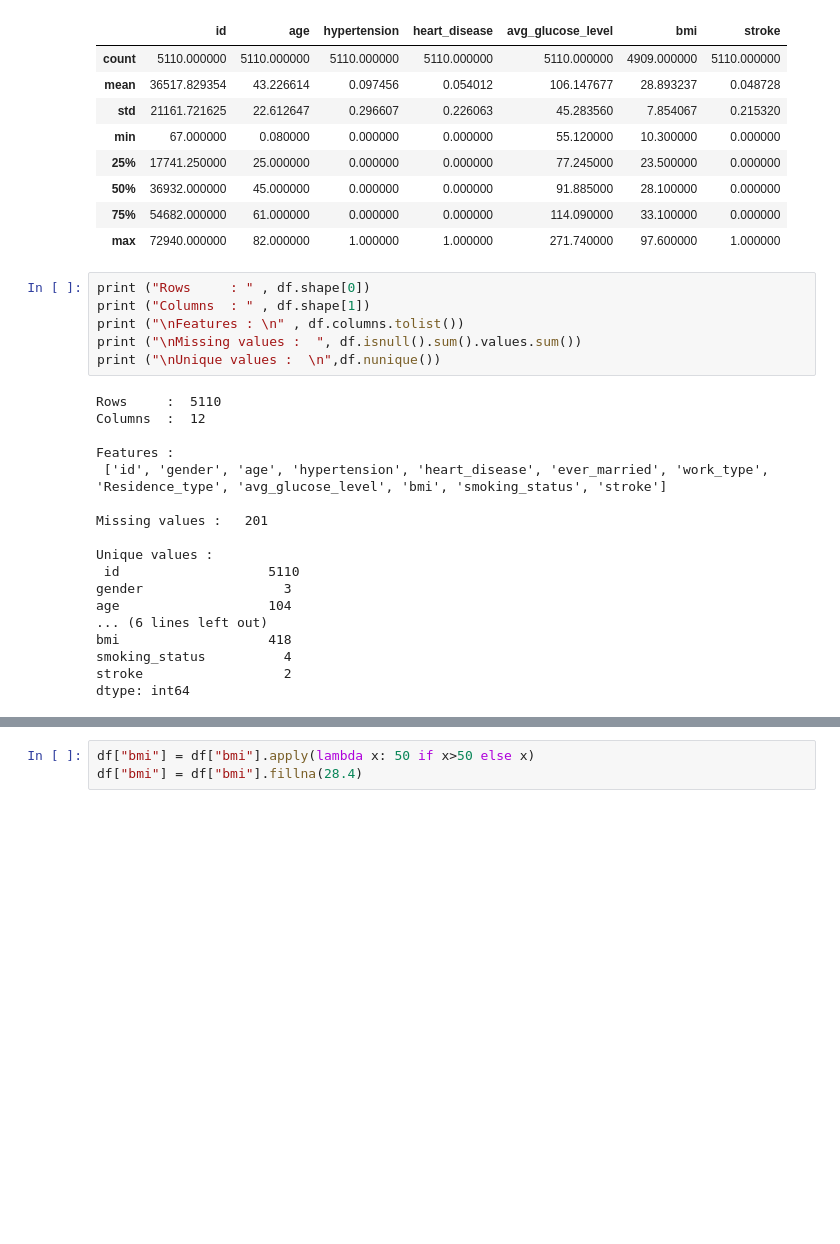
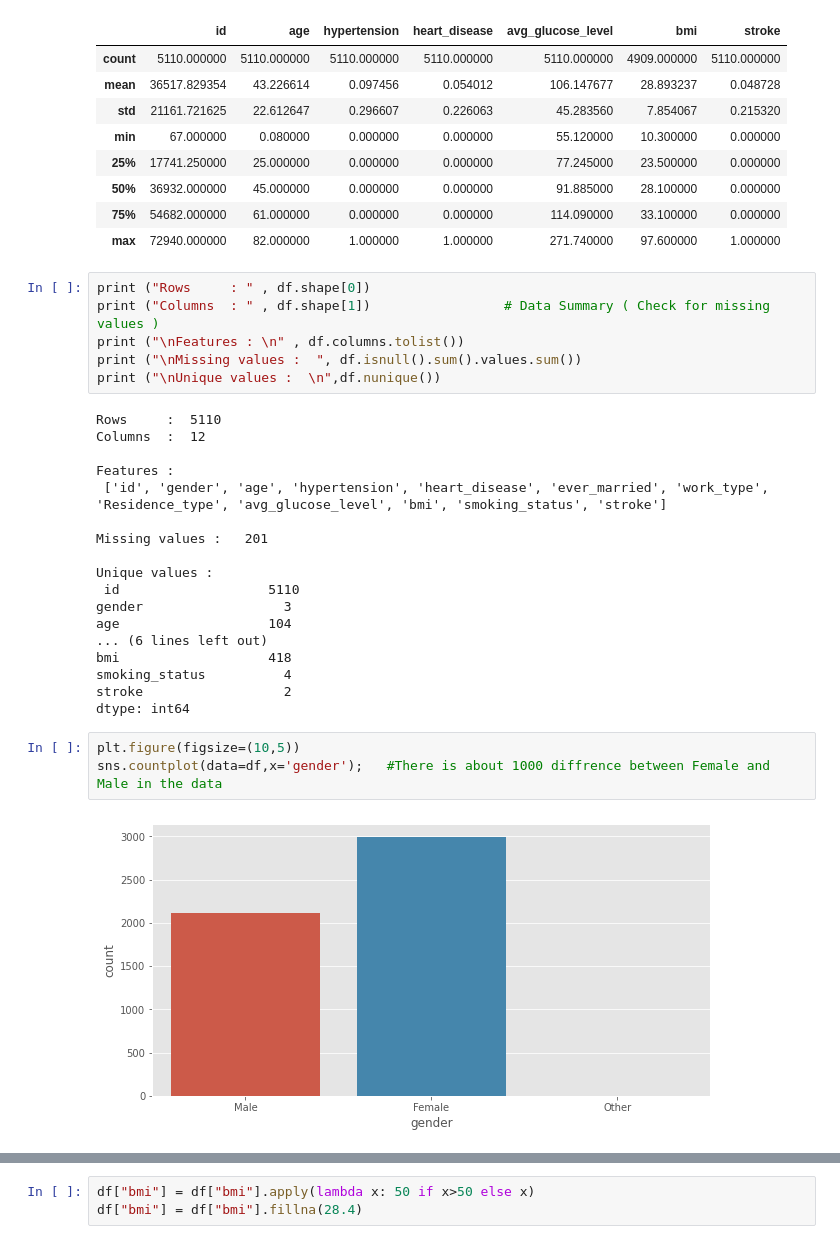
Before and after one commit to aschauhan241/git_test, a Jupyter notebook: Stroke_Prediction.ipynb, the cells around one changed output, grey strips where cells are left out. Cells and saved outputs as stored; diff of their text form; blank space fills up the shorter version.

```diff
--- a/Stroke_Prediction.ipynb
+++ b/Stroke_Prediction.ipynb
@@ -73,7 +106,7 @@ df.describe()
 | max | 72940.000000 | 82.000000 | 1.000000 | 1.000000 | 271.740000 | 97.600000 | 1.000000 |
 # %%
 print ("Rows     : " , df.shape[0])
-print ("Columns  : " , df.shape[1])
+print ("Columns  : " , df.shape[1])                 # Data Summary ( Check for missing values )
 print ("\nFeatures : \n" , df.columns.tolist())
 print ("\nMissing values :  ", df.isnull().sum().values.sum())
 print ("\nUnique values :  \n",df.nunique())
@@ -95,3 +128,8 @@ bmi                   418
 smoking_status          4
 stroke                  2
 dtype: int64
+# %%
+plt.figure(figsize=(10,5))
+sns.countplot(data=df,x='gender');   #There is about 1000 diffrence between Female and Male in the data
+# %% [output]
+[figure, added]
```
Also changed, not shown: parts of 9 cells of this notebook.
